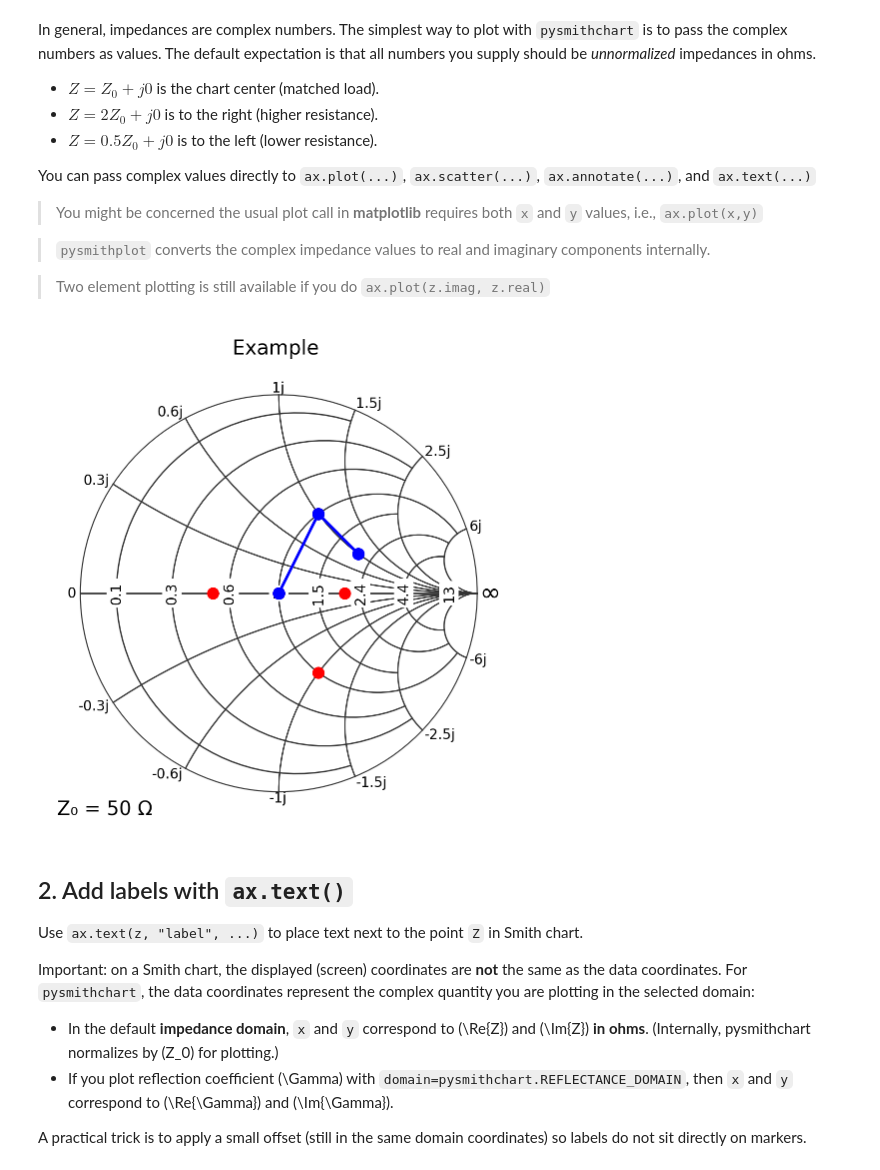
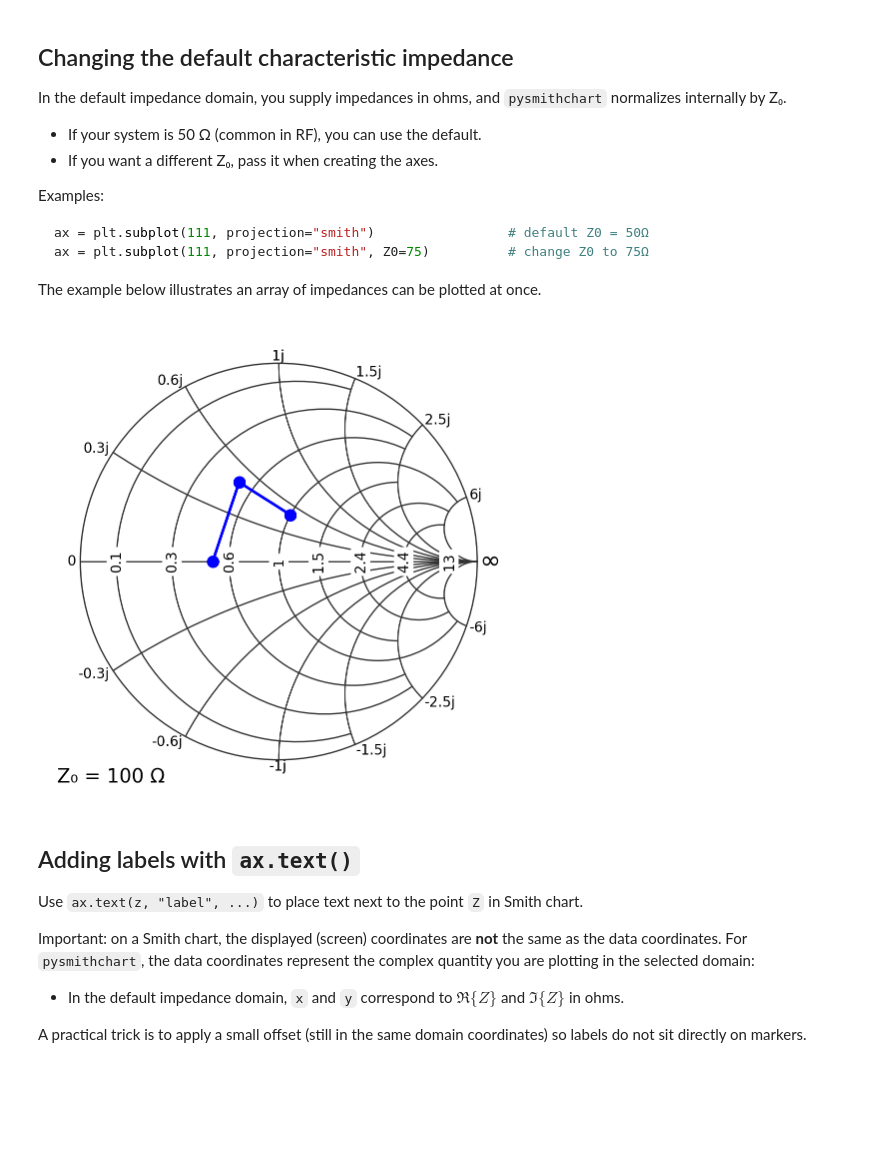
Before and after one commit to scottprahl/pysmithchart, a Jupyter notebook: docs/01_quickstart.ipynb, the cells around one changed output. Drawn from its saved outputs; the diff is of its cells as text; code cells hidden in the pictures; blank space fills up the shorter version.

Commit message:
clean up examples

````diff
--- a/docs/01_quickstart.ipynb
+++ b/docs/01_quickstart.ipynb
@@ -61,49 +64,37 @@ plt.show()
 # %% [markdown]
-In general, impedances are complex numbers.  The simplest way to plot with `pysmithchart` is to pass the complex numbers as values. The default expectation is that all numbers you supply should be *unnormalized* impedances in ohms.
+## Changing the default characteristic impedance
 
-- $Z = Z_0 + j0$ is the chart center (matched load).
-- $Z = 2Z_0 + j0$ is to the right (higher resistance).
-- $Z = 0.5Z_0 + j0$ is to the left (lower resistance).
+In the default impedance domain, you supply impedances in ohms, and `pysmithchart` normalizes internally by Z₀.
 
-You can pass complex values directly to `ax.plot(...)`, `ax.scatter(...)`, `ax.annotate(...)`, and `ax.text(...)`
+* If your system is 50 Ω (common in RF), you can use the default.
+* If you want a different Z₀, pass it when creating the axes.
 
-> You might be concerned the usual plot call in **matplotlib** requires both `x` and `y` values, i.e., `ax.plot(x,y)`
+Examples:
 
-> `pysmithplot` converts the complex impedance values to real and imaginary components internally.
+```python
+ax = plt.subplot(111, projection="smith")                 # default Z0 = 50Ω
+ax = plt.subplot(111, projection="smith", Z0=75)          # change Z0 to 75Ω
+```
 
-> Two element plotting is still available if you do `ax.plot(z.imag, z.real)`
+The example below illustrates an array of impedances can be plotted at once.
 # %%
+Z = [50 + 0j, 50 + 50j, 100 + 50j]
+
 plt.figure(figsize=(6, 6))
-ax = plt.subplot(111, projection="smith")  # default Z0 = 50 Ω
-
-Z0 = 50
-Z_1 = [
-    50 + 0j,  # matched load
-    100 + 0j,  # higher resistance
-    25 + 0j,  # lower resistance
-    50 + 50j,  # inductive
-    50 - 50j,  # capacitive
-]
-Z_2 = [50 + 0j, 50 + 50j, 100 + 50j]
-
-ax.scatter(Z_points, s=60, color="red")
-ax.plot(Z_2, "bo-", ms=8)
-
-ax.set_title("Example ")
+ax = plt.subplot(111, projection="smith", Z0=100)  # set Z0 = 100 Ω
+ax.plot(Z, "bo-", ms=8)
 plt.show()
 # %% [output]
-[figure, old version]
+[figure, new version]
 # %% [markdown]
-## 2. Add labels with `ax.text()`
+## Adding labels with `ax.text()`
 
 Use `ax.text(z, "label", ...)` to place text next to the point `Z` in Smith chart.
 
 Important: on a Smith chart, the displayed (screen) coordinates are **not** the same as the data coordinates.
 For `pysmithchart`, the data coordinates represent the complex quantity you are plotting in the selected domain:
 
-- In the default **impedance domain**, `x` and `y` correspond to \(\Re\{Z\}\) and \(\Im\{Z\}\) **in ohms**.
-  (Internally, pysmithchart normalizes by \(Z_0\) for plotting.)
-- If you plot reflection coefficient \(\Gamma\) with `domain=pysmithchart.REFLECTANCE_DOMAIN`, then `x` and `y` correspond to \(\Re\{\Gamma\}\) and \(\Im\{\Gamma\}\).
+- In the default impedance domain, `x` and `y` correspond to $\Re\{Z\}$ and $\Im\{Z\}$ in ohms.
 
 A practical trick is to apply a small offset (still in the same domain coordinates) so labels do not sit directly on markers.
 # %%
````
Also changed, not shown: parts of 7 cells of this notebook, 3 other files.
